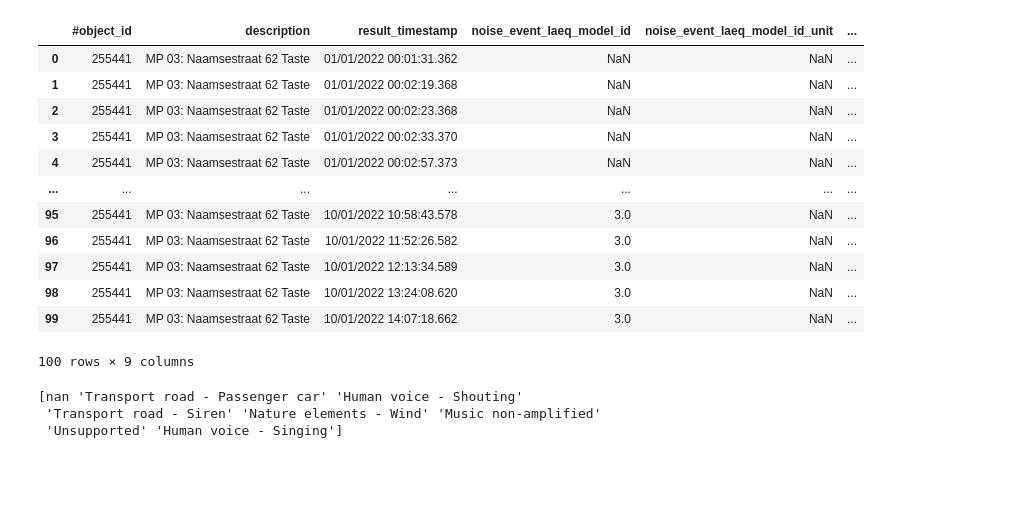
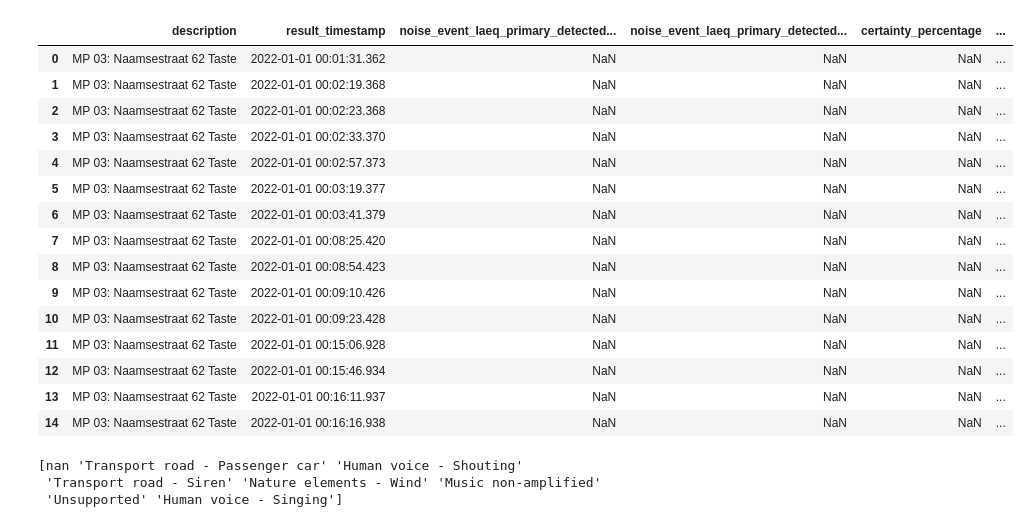
Before and after one commit to lennertvanh/MDA-Georgia, a Jupyter notebook: Exploration data/noise-event-plot.ipynb, the cells around one changed output. Drawn from its saved outputs; the diff is of its cells as text; code cells hidden in the pictures; blank space fills up the shorter version.

Commit message:
Changing noise events plot but unfinished

```diff
--- a/Exploration data/noise-event-plot.ipynb
+++ b/Exploration data/noise-event-plot.ipynb
@@ -8,23 +8,26 @@ from plotly.subplots import make_subplots
 # %%
 ## New plot but for the event data
 
 # Load data
-data_noise = pd.read_csv("../Data/csv_results_41_255441_mp-03-naamsestraat-62-taste.csv", header=0, sep=';')
-data_noise.head(100)
+data_noise = pd.read_csv("../Data for visualization/combined_noise_event.csv", header=0, sep=',')
+data_noise.head(15)
 # %% [output]
-|  | #object_id | description | result_timestamp | noise_event_laeq_model_id | noise_event_laeq_model_id_unit | ... |
-| 0 | 255441 | MP 03: Naamsestraat 62 Taste | 01/01/2022 00:01:31.362 | NaN | NaN | ... |
-| 1 | 255441 | MP 03: Naamsestraat 62 Taste | 01/01/2022 00:02:19.368 | NaN | NaN | ... |
-| 2 | 255441 | MP 03: Naamsestraat 62 Taste | 01/01/2022 00:02:23.368 | NaN | NaN | ... |
-| 3 | 255441 | MP 03: Naamsestraat 62 Taste | 01/01/2022 00:02:33.370 | NaN | NaN | ... |
-| 4 | 255441 | MP 03: Naamsestraat 62 Taste | 01/01/2022 00:02:57.373 | NaN | NaN | ... |
-| ... | ... | ... | ... | ... | ... | ... |
-| 95 | 255441 | MP 03: Naamsestraat 62 Taste | 10/01/2022 10:58:43.578 | 3.0 | NaN | ... |
-| 96 | 255441 | MP 03: Naamsestraat 62 Taste | 10/01/2022 11:52:26.582 | 3.0 | NaN | ... |
-| 97 | 255441 | MP 03: Naamsestraat 62 Taste | 10/01/2022 12:13:34.589 | 3.0 | NaN | ... |
-| 98 | 255441 | MP 03: Naamsestraat 62 Taste | 10/01/2022 13:24:08.620 | 3.0 | NaN | ... |
-| 99 | 255441 | MP 03: Naamsestraat 62 Taste | 10/01/2022 14:07:18.662 | 3.0 | NaN | ... |
+|  | description | result_timestamp | noise_event_laeq_primary_detected... | noise_event_laeq_primary_detected... | certainty_percentage | ... |
+| 0 | MP 03: Naamsestraat 62 Taste | 2022-01-01 00:01:31.362 | NaN | NaN | NaN | ... |
+| 1 | MP 03: Naamsestraat 62 Taste | 2022-01-01 00:02:19.368 | NaN | NaN | NaN | ... |
+| 2 | MP 03: Naamsestraat 62 Taste | 2022-01-01 00:02:23.368 | NaN | NaN | NaN | ... |
+| 3 | MP 03: Naamsestraat 62 Taste | 2022-01-01 00:02:33.370 | NaN | NaN | NaN | ... |
+| 4 | MP 03: Naamsestraat 62 Taste | 2022-01-01 00:02:57.373 | NaN | NaN | NaN | ... |
+| 5 | MP 03: Naamsestraat 62 Taste | 2022-01-01 00:03:19.377 | NaN | NaN | NaN | ... |
+| 6 | MP 03: Naamsestraat 62 Taste | 2022-01-01 00:03:41.379 | NaN | NaN | NaN | ... |
+| 7 | MP 03: Naamsestraat 62 Taste | 2022-01-01 00:08:25.420 | NaN | NaN | NaN | ... |
+| 8 | MP 03: Naamsestraat 62 Taste | 2022-01-01 00:08:54.423 | NaN | NaN | NaN | ... |
+| 9 | MP 03: Naamsestraat 62 Taste | 2022-01-01 00:09:10.426 | NaN | NaN | NaN | ... |
+| 10 | MP 03: Naamsestraat 62 Taste | 2022-01-01 00:09:23.428 | NaN | NaN | NaN | ... |
+| 11 | MP 03: Naamsestraat 62 Taste | 2022-01-01 00:15:06.928 | NaN | NaN | NaN | ... |
+| 12 | MP 03: Naamsestraat 62 Taste | 2022-01-01 00:15:46.934 | NaN | NaN | NaN | ... |
+| 13 | MP 03: Naamsestraat 62 Taste | 2022-01-01 00:16:11.937 | NaN | NaN | NaN | ... |
+| 14 | MP 03: Naamsestraat 62 Taste | 2022-01-01 00:16:16.938 | NaN | NaN | NaN | ... |
-100 rows × 9 columns
 # %%
 unique_values = data_noise['noise_event_laeq_primary_detected_class'].unique()
 print(unique_values)
```
Also changed, not shown: 2 other files.
